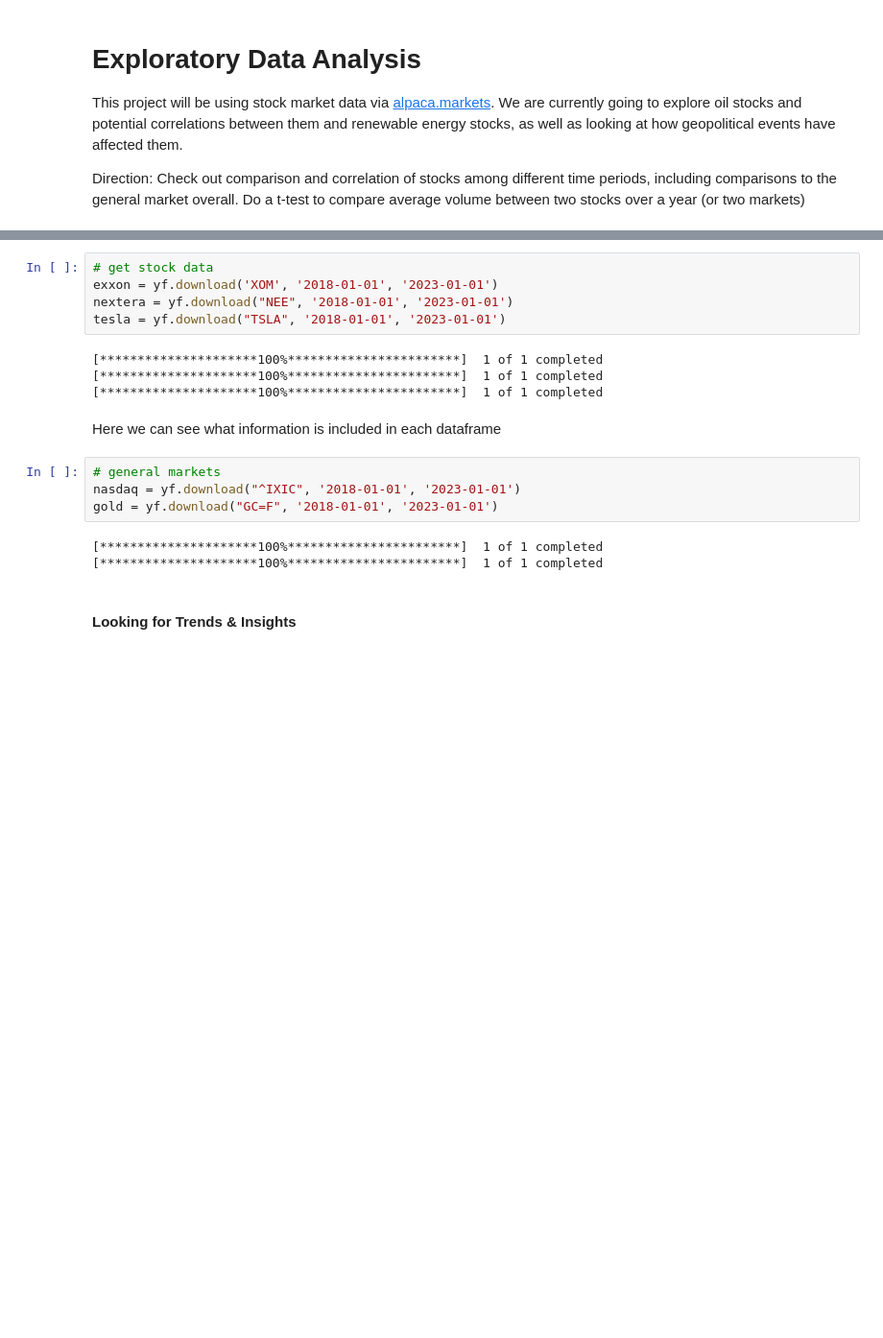
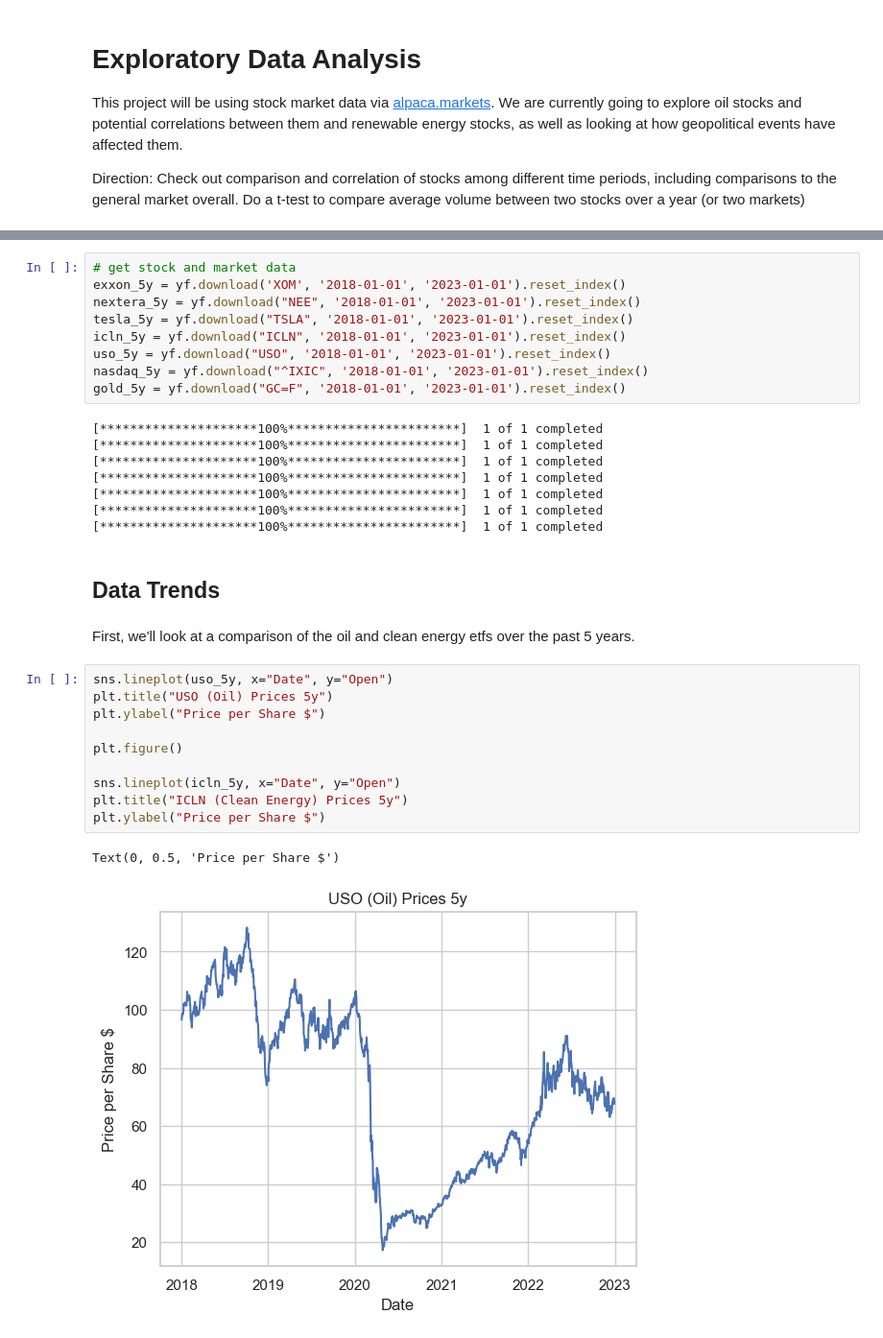
Before and after one commit to sethbeckett/cs6830_project3, a Jupyter notebook: eda.ipynb, the cells around one changed output, grey strips where cells are left out. Shown at 96% size. Drawn from its saved outputs; the diff is of its cells as text; blank space fills up the shorter version.

Commit message:
added 5y vs 1y comparisons

```diff
--- a/eda.ipynb
+++ b/eda.ipynb
@@ -26,20 +18,34 @@ from scipy.stats.mstats import pearsonr
 # %%
-# get stock data
-exxon = yf.download('XOM', '2018-01-01', '2023-01-01')
-nextera = yf.download("NEE", '2018-01-01', '2023-01-01')
-tesla = yf.download("TSLA", '2018-01-01', '2023-01-01')
+# get stock and market data
+exxon_5y = yf.download('XOM', '2018-01-01', '2023-01-01').reset_index()
+nextera_5y = yf.download("NEE", '2018-01-01', '2023-01-01').reset_index()
+tesla_5y = yf.download("TSLA", '2018-01-01', '2023-01-01').reset_index()
+icln_5y = yf.download("ICLN", '2018-01-01', '2023-01-01').reset_index()
+uso_5y = yf.download("USO", '2018-01-01', '2023-01-01').reset_index()
+nasdaq_5y = yf.download("^IXIC", '2018-01-01', '2023-01-01').reset_index()
+gold_5y = yf.download("GC=F", '2018-01-01', '2023-01-01').reset_index()
 # %% [output]
 [*********************100%***********************]  1 of 1 completed
 [*********************100%***********************]  1 of 1 completed
 [*********************100%***********************]  1 of 1 completed
+[*********************100%***********************]  1 of 1 completed
+[*********************100%***********************]  1 of 1 completed
+[*********************100%***********************]  1 of 1 completed
+[*********************100%***********************]  1 of 1 completed
-# %% [markdown]
-Here we can see what information is included in each dataframe
-# %%
-# general markets
-nasdaq = yf.download("^IXIC", '2018-01-01', '2023-01-01')
-gold = yf.download("GC=F", '2018-01-01', '2023-01-01')
-# %% [output]
-[*********************100%***********************]  1 of 1 completed
-[*********************100%***********************]  1 of 1 completed
 # %% [markdown]
-#### Looking for Trends & Insights
+## Data Trends
+# %% [markdown]
+First, we'll look at a comparison of the oil and clean energy etfs over the past 5 years.
+# %%
+sns.lineplot(uso_5y, x="Date", y="Open")
+plt.title("USO (Oil) Prices 5y")
+plt.ylabel("Price per Share $")
+
+plt.figure()
+
+sns.lineplot(icln_5y, x="Date", y="Open")
+plt.title("ICLN (Clean Energy) Prices 5y")
+plt.ylabel("Price per Share $")
+# %% [output]
+Text(0, 0.5, 'Price per Share $')
+[figure, added]
```
Also changed, not shown: parts of 17 cells of this notebook.
